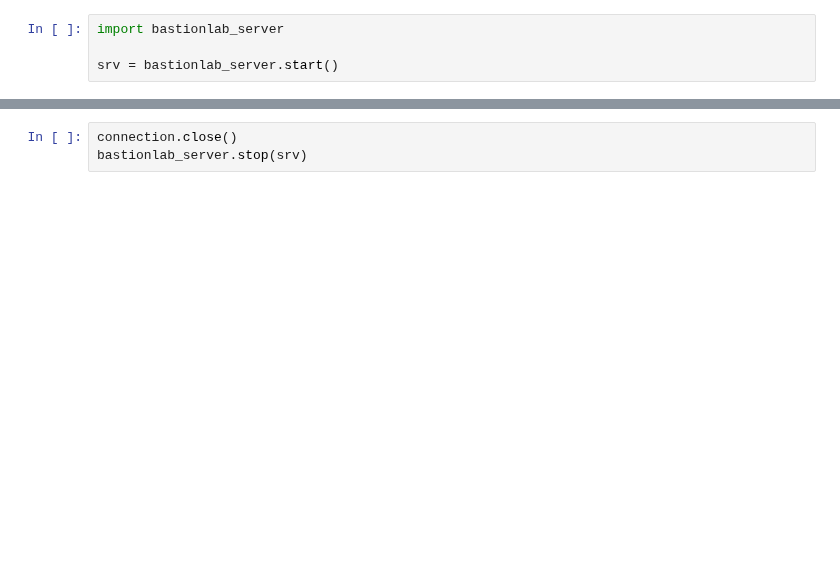
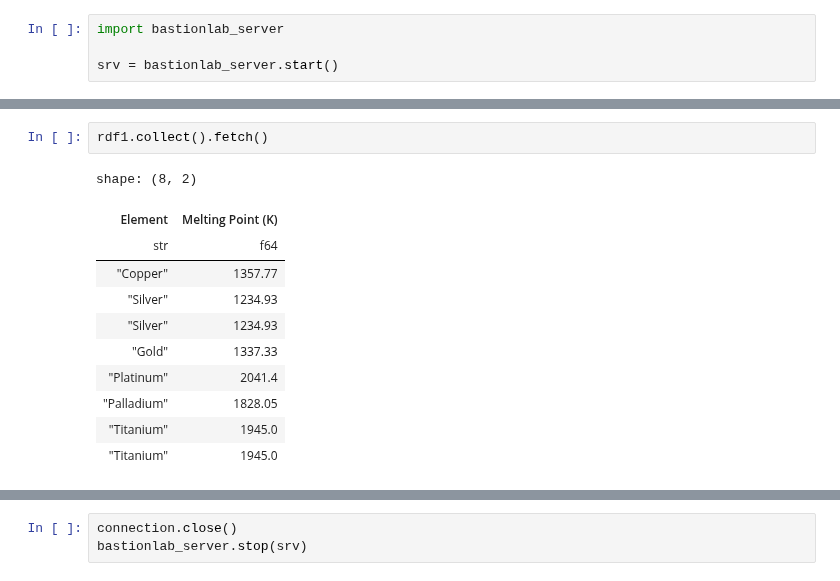
Before and after one commit to mithril-security/bastionlab, a Jupyter notebook: docs/docs/tutorials/data_cleaning.ipynb, the cells around one changed output, grey strips where cells are left out. Saved outputs shown, nothing was run; the diff lists cells and outputs as text; blank space fills up the shorter version.

```diff
--- a/docs/docs/tutorials/data_cleaning.ipynb
+++ b/docs/docs/tutorials/data_cleaning.ipynb
@@ -260,0 +168,14 @@ You now know how to clean your data using BastionLab. All that's left to do now
+# %%
+rdf1.collect().fetch()
+# %% [output]
+shape: (8, 2)
+| Element | Melting Point (K) |
+| str | f64 |
+| "Copper" | 1357.77 |
+| "Silver" | 1234.93 |
+| "Silver" | 1234.93 |
+| "Gold" | 1337.33 |
+| "Platinum" | 2041.4 |
+| "Palladium" | 1828.05 |
+| "Titanium" | 1945.0 |
+| "Titanium" | 1945.0 |
```
Also changed, not shown: parts of 57 cells of this notebook, 1 other file.
